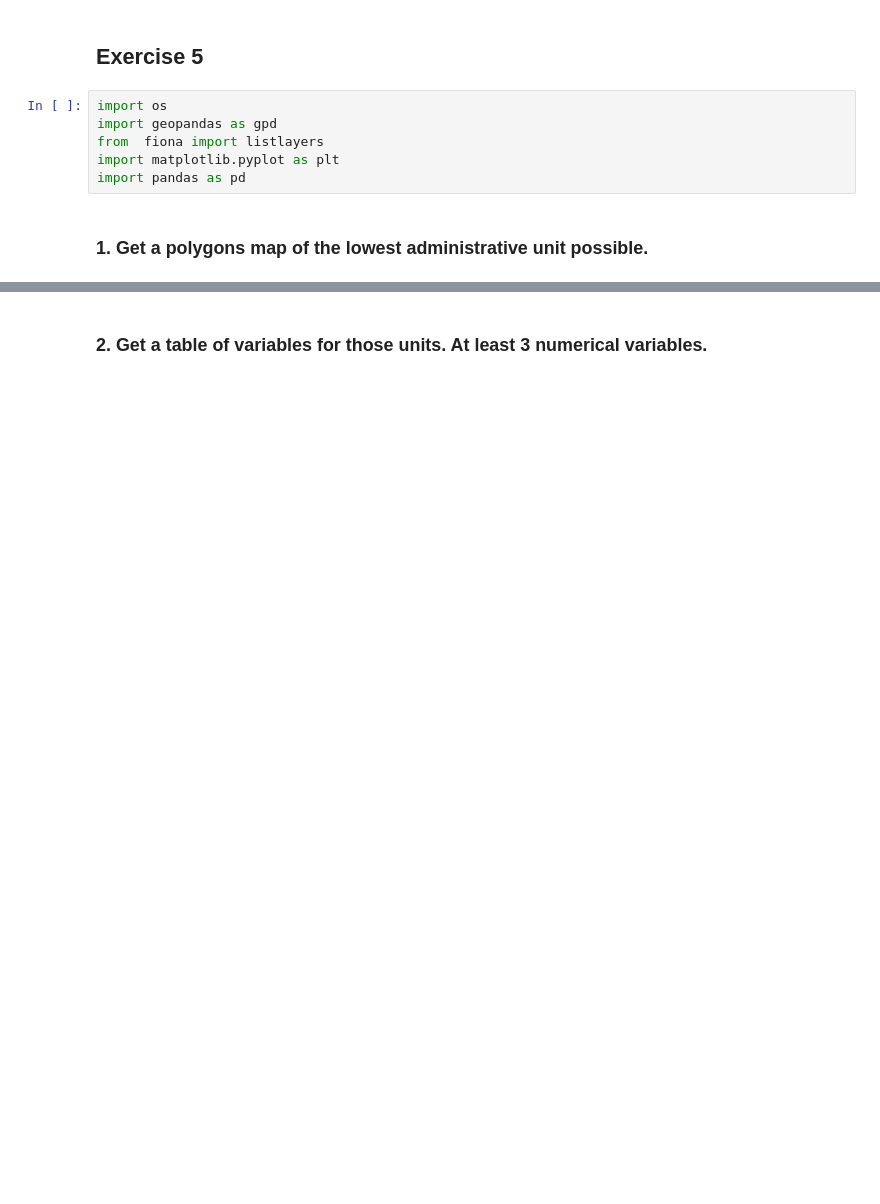
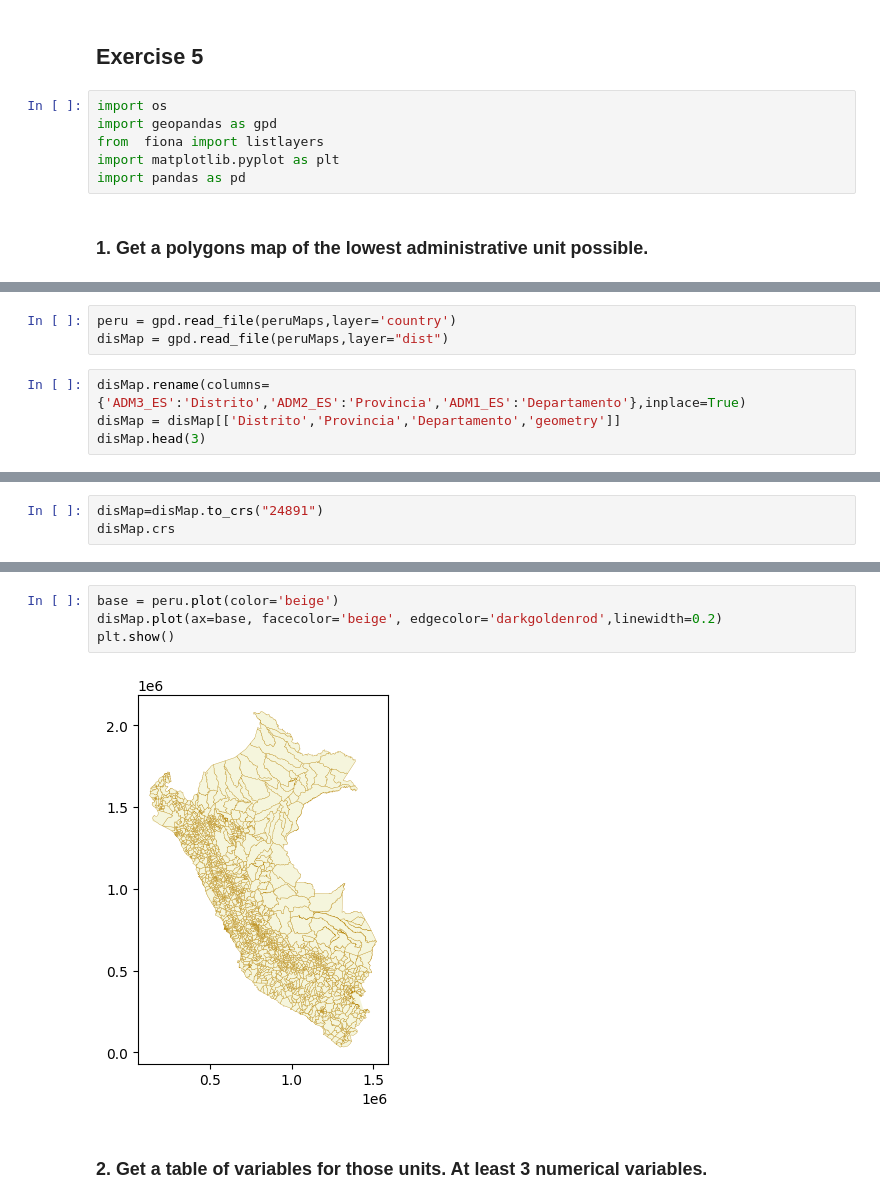
Before and after one commit to IntroSpatialDataScience/MiningGDFProject2, a Jupyter notebook: Ev-p2.ipynb, the cells around one changed output, grey strips where cells are left out. Saved outputs shown, nothing was run; the diff lists cells and outputs as text; blank space fills up the shorter version.

```diff
--- a/Ev-p2.ipynb
+++ b/Ev-p2.ipynb
@@ -19,0 +19,7 @@ peruMun = gpd.read_file(peruMaps,layer="mun")
+# %%
+peru = gpd.read_file(peruMaps,layer='country')
+disMap = gpd.read_file(peruMaps,layer="dist")
+# %%
+disMap.rename(columns={'ADM3_ES':'Distrito','ADM2_ES':'Provincia','ADM1_ES':'Departamento'},inplace=True)
+disMap = disMap[['Distrito','Provincia','Departamento','geometry']]
+disMap.head(3)
@@ -19,0 +45,3 @@ peruMun = gpd.read_file(peruMaps,layer="mun")
+# %%
+disMap=disMap.to_crs("24891")
+disMap.crs
@@ -20,3 +63,9 @@ peruMun = gpd.read_file(peruMaps,layer="mun")
+# %%
+base = peru.plot(color='beige')
+disMap.plot(ax=base, facecolor='beige', edgecolor='darkgoldenrod',linewidth=0.2)
+plt.show()
+# %% [output]
+[figure, added]
 # %% [markdown]
 
 ### 2. Get a table of variables for those units. At least 3 numerical variables.
```
Also changed, not shown: parts of 23 cells of this notebook.
